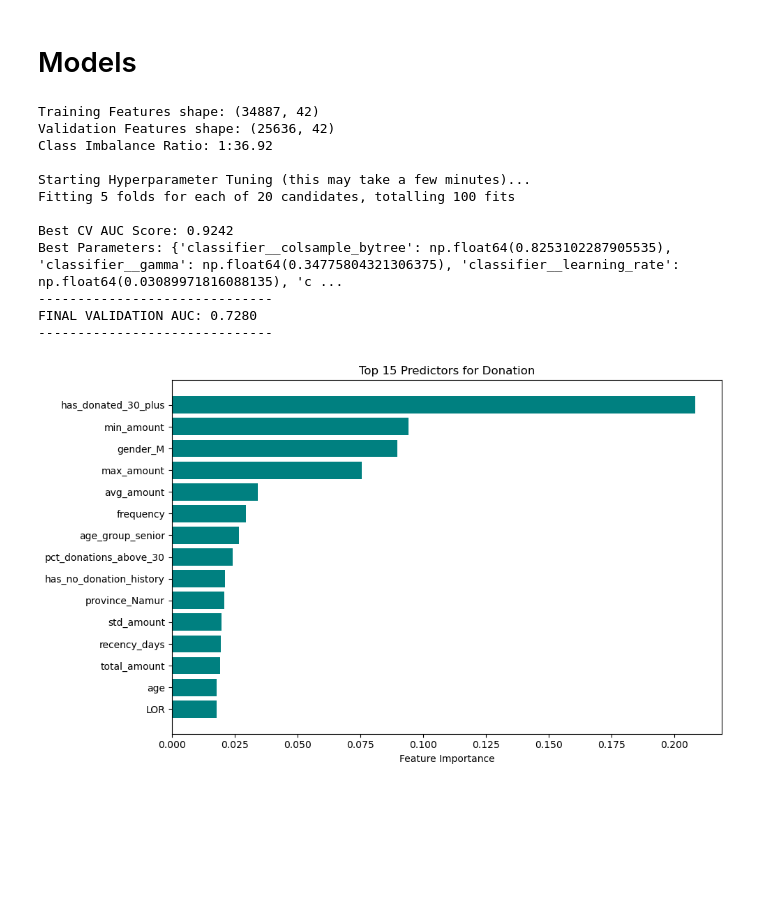
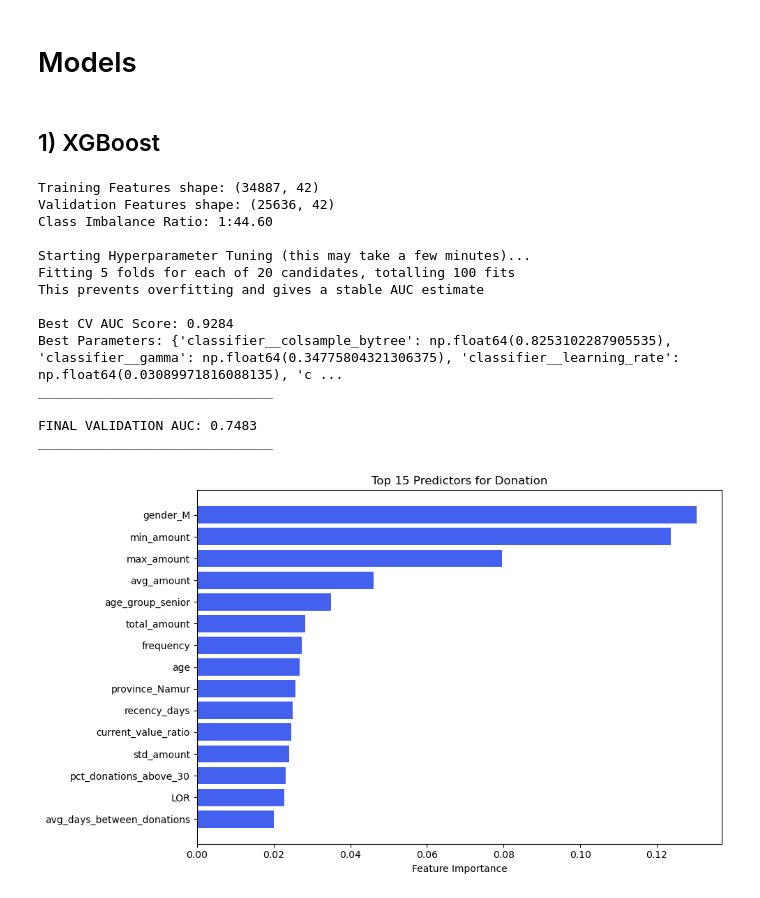
Before and after one commit to LeZM/python-predictive-group-project, a Jupyter notebook: notebooks/JupyterNotebook (1).ipynb, the cells around one changed output. Cells and saved outputs as stored; diff of their text form; code cells hidden in the pictures; blank space fills up the shorter version.

Commit message:
XGBoost almost completed

```diff
--- a/notebooks/JupyterNotebook (1).ipynb
+++ b/notebooks/JupyterNotebook (1).ipynb
@@ -67,7 +64,7 @@ Campaign 7244 shape: (25645, 1)
 rd1 = pd.to_datetime('2018-09-04') # date of 6169 campaign
 rd2 = pd.to_datetime('2019-06-18') # date of 7244 campaign
 look_back = 6575 # time window for independent variables
-donation = 15
+donation = 30
 # %% [markdown]
 # I/ Data description + Cleaning
 # %% [markdown]
@@ -1194,15 +1191,8 @@ val_features = val_features.drop(columns='zipcode')
 # %% [output]
 False
 # %%
-# 1. One-hot encode categorical variables
+# One-hot encode categorical variables
 val_features = pd.get_dummies(
     val_features,
-    columns=obj_cols,   # your list of categorical columns
-    drop_first=True
-)
-
-# 2. Convert only the dummy columns (boolean → int)
-bool_cols = val_features.select_dtypes(include="bool").columns
-val_features[bool_cols] = val_features[bool_cols].astype(int)
-
-val_features.head()
+    columns=obj_cols,
+    drop_first=True)
@@ -2416,0 +2128,2 @@ from scipy.stats import uniform, randint
+# %% [markdown]
+## 1) XGBoost
@@ -2417,7 +2134,6 @@ from scipy.stats import uniform, randint
 # %%
-# ==========================================
-# 1. Data Preparation (CORRECTED)
-# ==========================================
+# Data Preparation
+
 # We set donorID as the index so it is tracked but not used as a feature
 if 'donorID' in basetable_train.columns:
     basetable_train = basetable_train.set_index('donorID')
@@ -2431,7 +2147,7 @@ y_train = basetable_train['target']
 X_val = basetable_val.drop(columns=['target'])
 y_val = basetable_val['target']
 
-# SAFETY CHECK: Drop any other non-numeric columns that might break StandardScaler
+# Safety check: dropping any other non-numeric columns that might break StandardScaler
 # (StandardScaler cannot handle strings/categories)
 X_train = X_train.select_dtypes(include=[np.number])
 X_val = X_val.select_dtypes(include=[np.number])
@@ -2445,9 +2161,9 @@ print(f"Training Features shape: {X_train.shape}")
 print(f"Validation Features shape: {X_val.shape}")
 print(f"Class Imbalance Ratio: 1:{scale_pos_weight_val:.2f}")
 
-# ==========================================
-# 2. Pipeline Construction
-# ==========================================
+# ------------------------------------------------------------------------------------------
+# Pipeline Construction
+
 # Using a Pipeline prevents data leakage from the Scaler
 pipeline = Pipeline([
     ('scaler', StandardScaler()),
@@ -2459,9 +2175,9 @@ pipeline = Pipeline([
     ))
 ])
 
-# ==========================================
-# 3. Hyperparameter Optimization
-# ==========================================
+# ------------------------------------------------------------------------------------------
+# Hyperparameter Optimization
+
 # Search space optimized for your dataset size (~34k rows)
 param_distributions = {
     'classifier__max_depth': randint(3, 8),           # Slightly lower depth to prevent overfitting
@@ -2488,62 +2204,54 @@ search = RandomizedSearchCV(
 
 print("\nStarting Hyperparameter Tuning (this may take a few minutes)...")
 search.fit(X_train, y_train)
+print('This prevents overfitting and gives a stable AUC estimate')
 
 best_model = search.best_estimator_
 print(f"\nBest CV AUC Score: {search.best_score_:.4f}")
 print("Best Parameters:", search.best_params_)
 
-# ==========================================
-# 4. Final Evaluation on Validation Set
-# ==========================================
+# ------------------------------------------------------------------------------------------
+# Final Evaluation on Validation Set
+
 # Predict probabilities for AUC
 y_pred_proba = best_model.predict_proba(X_val)[:, 1]
 final_auc = roc_auc_score(y_val, y_pred_proba)
 
-print("-" * 30)
+print("_" * 30)
+print(' ')
 print(f"FINAL VALIDATION AUC: {final_auc:.4f}")
-print("-" * 30)
+print("_" * 30)
 
 # Feature Importance Plot
 # Since we used a pipeline, we need to extract the model step
 xgboost_step = best_model.named_steps['classifier']
 importances = xgboost_step.feature_importances_
 feature_names = X_train.columns
 
 # Create a DataFrame for visualization
 feat_imp = pd.DataFrame({'Feature': feature_names, 'Importance': importances})
 feat_imp = feat_imp.sort_values(by='Importance', ascending=False).head(15) # Top 15 features
 
 plt.figure(figsize=(10, 6))
-plt.barh(feat_imp['Feature'], feat_imp['Importance'], color='teal')
+plt.barh(feat_imp['Feature'], feat_imp['Importance'], color='#4361EE')
 plt.xlabel('Feature Importance')
 plt.title('Top 15 Predictors for Donation')
 plt.gca().invert_yaxis()
 plt.tight_layout()
 plt.show()
-
-# ROC Curve
-fpr, tpr, _ = roc_curve(y_val, y_pred_proba)
-plt.figure(figsize=(8, 6))
-plt.plot(fpr, tpr, color='darkorange', lw=2, label=f'AUC = {final_auc:.4f}')
-plt.plot([0, 1], [0, 1], color='navy', lw=2, linestyle='--')
-plt.xlabel('False Positive Rate')
-plt.ylabel('True Positive Rate')
-plt.title('ROC Curve (Validation Set)')
-plt.legend(loc="lower right")
-plt.grid(True, alpha=0.3)
-plt.show()
 # %% [output]
 Training Features shape: (34887, 42)
 Validation Features shape: (25636, 42)
-Class Imbalance Ratio: 1:36.92
+Class Imbalance Ratio: 1:44.60
 
 Starting Hyperparameter Tuning (this may take a few minutes)...
 Fitting 5 folds for each of 20 candidates, totalling 100 fits
+This prevents overfitting and gives a stable AUC estimate
 
-Best CV AUC Score: 0.9242
+Best CV AUC Score: 0.9284
 Best Parameters: {'classifier__colsample_bytree': np.float64(0.8253102287905535), 'classifier__gamma': np.float64(0.34775804321306375), 'classifier__learning_rate': np.float64(0.03089971816088135), 'c ...
-------------------------------
-FINAL VALIDATION AUC: 0.7280
-------------------------------
+______________________________
+
+FINAL VALIDATION AUC: 0.7483
+______________________________
-[figure, old version]
+[figure, new version]
```
Also changed, not shown: parts of 64 cells of this notebook, 8 other files.
